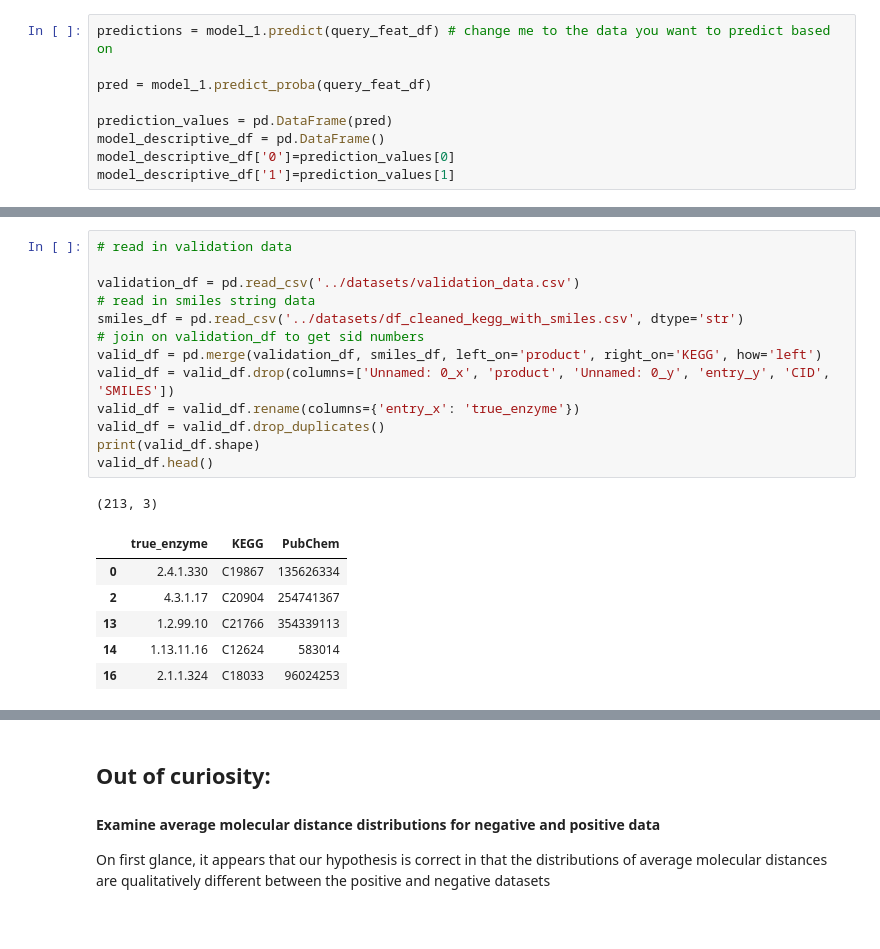
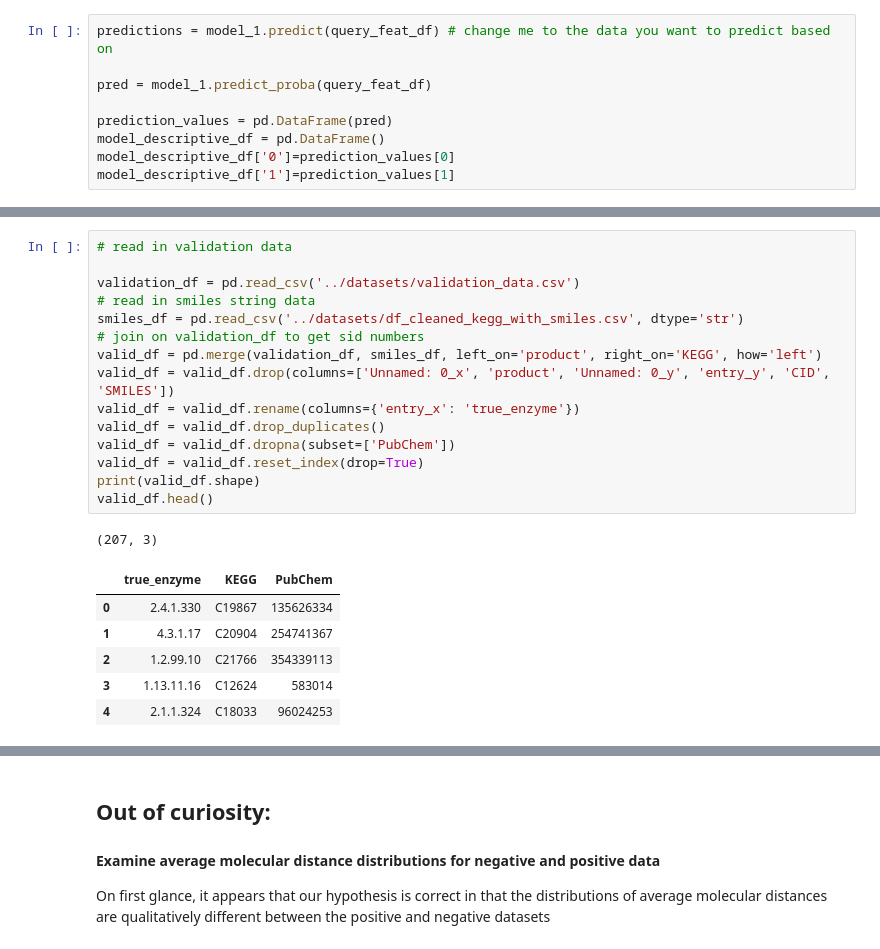
Before and after one commit to theicechol/metamoles, a Jupyter notebook: code/model_query_workflow.ipynb, the cells around one changed output, grey strips where cells are left out. Cells and saved outputs as stored; diff of their text form.

```diff
--- a/code/model_query_workflow.ipynb
+++ b/code/model_query_workflow.ipynb
@@ -282,21 +286,23 @@ def query_model(master_dataframe, query_sid):
 # %%
 # read in validation data
 
 validation_df = pd.read_csv('../datasets/validation_data.csv')
 # read in smiles string data
 smiles_df = pd.read_csv('../datasets/df_cleaned_kegg_with_smiles.csv', dtype='str')
 # join on validation_df to get sid numbers
 valid_df = pd.merge(validation_df, smiles_df, left_on='product', right_on='KEGG', how='left')
 valid_df = valid_df.drop(columns=['Unnamed: 0_x', 'product', 'Unnamed: 0_y', 'entry_y', 'CID', 'SMILES'])
 valid_df = valid_df.rename(columns={'entry_x': 'true_enzyme'})
 valid_df = valid_df.drop_duplicates()
+valid_df = valid_df.dropna(subset=['PubChem'])
+valid_df = valid_df.reset_index(drop=True)
 print(valid_df.shape)
 valid_df.head()
 # %% [output]
-(213, 3)
+(207, 3)
 |  | true_enzyme | KEGG | PubChem |
 | 0 | 2.4.1.330 | C19867 | 135626334 |
-| 2 | 4.3.1.17 | C20904 | 254741367 |
-| 13 | 1.2.99.10 | C21766 | 354339113 |
-| 14 | 1.13.11.16 | C12624 | 583014 |
-| 16 | 2.1.1.324 | C18033 | 96024253 |
+| 1 | 4.3.1.17 | C20904 | 254741367 |
+| 2 | 1.2.99.10 | C21766 | 354339113 |
+| 3 | 1.13.11.16 | C12624 | 583014 |
+| 4 | 2.1.1.324 | C18033 | 96024253 |
```
Also changed, not shown: parts of 8 cells of this notebook, 27 other files.
